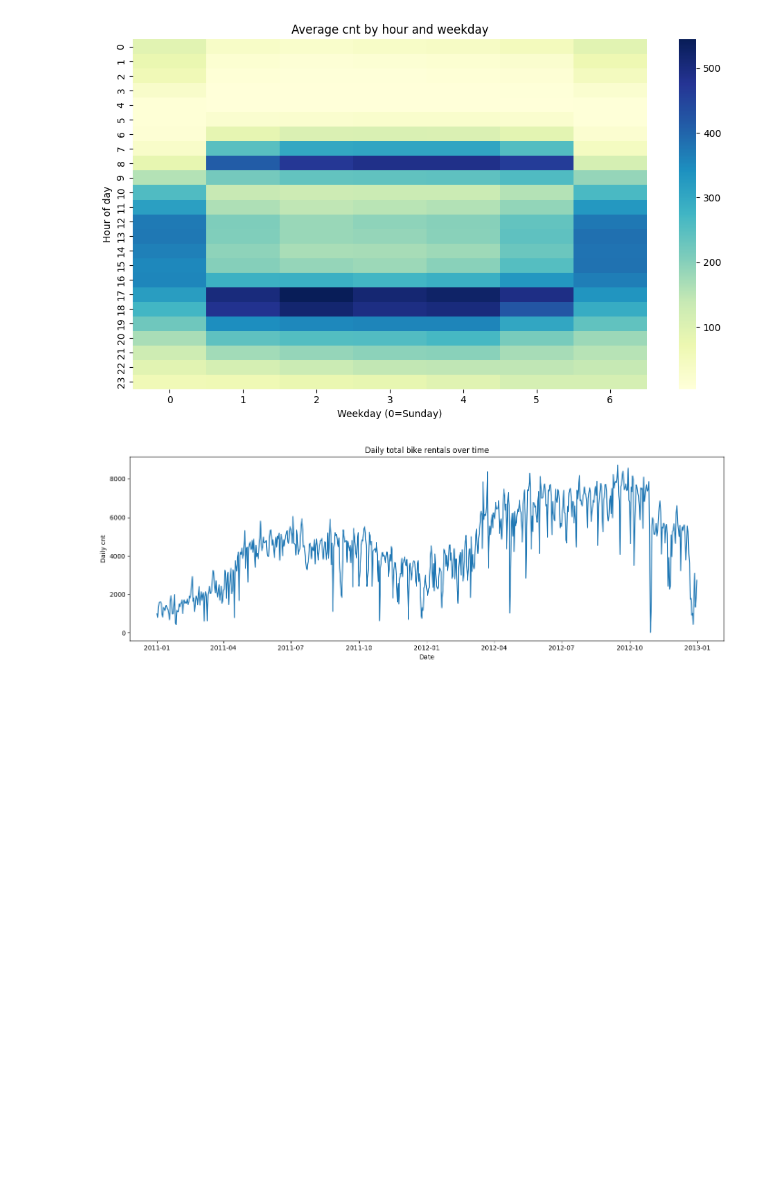
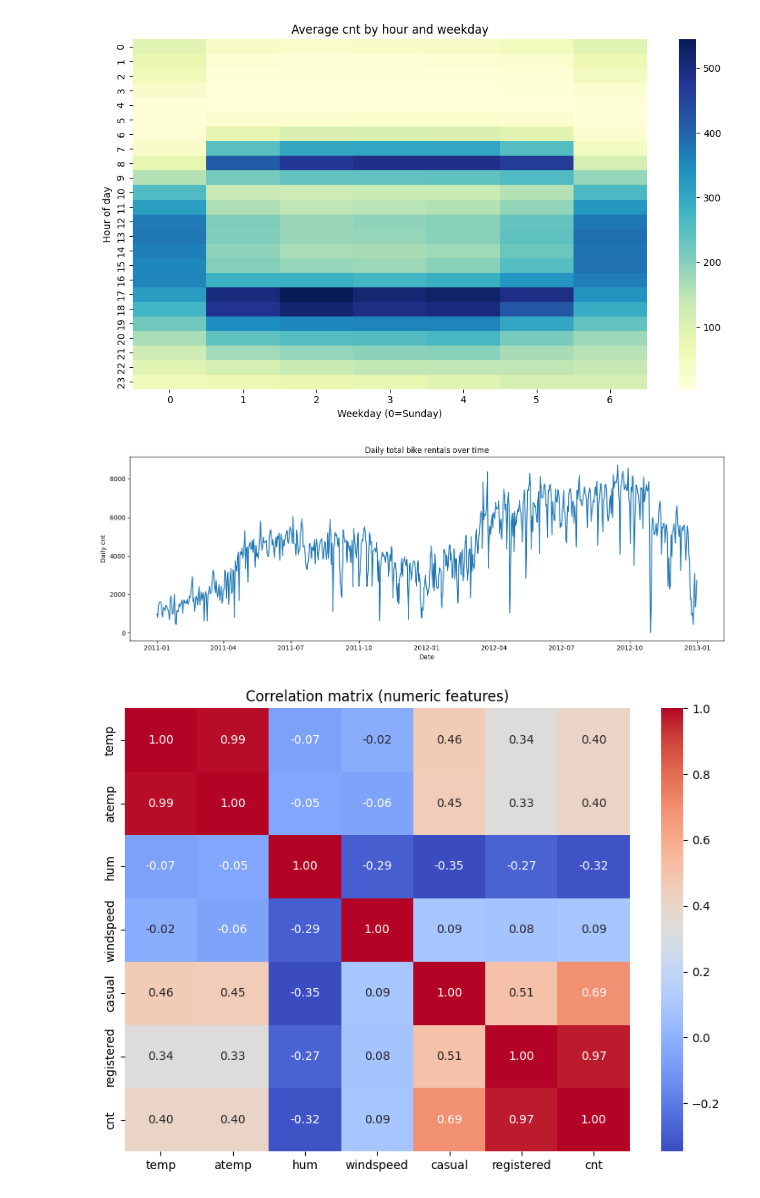
Before and after one commit to Pavan-jangid-here/ML-Projects, a Jupyter notebook: 6. Bike Sharing Dataset/Modelling.ipynb, the cells around one changed output. Saved outputs shown, nothing was run; the diff lists cells and outputs as text; code cells hidden in the pictures; blank space fills up the shorter version.

Commit message:
correlation of features

```diff
--- a/6. Bike Sharing Dataset/Modelling.ipynb
+++ b/6. Bike Sharing Dataset/Modelling.ipynb
@@ -396,3 +396,13 @@ plt.ylabel("Daily cnt")
 plt.tight_layout()
 # %% [output]
 [figure]
+# %%
+num_cols = ["temp", "atemp", "hum", "windspeed", "casual", "registered", "cnt"]
+corr = df_hour[num_cols].corr()
+
+plt.figure(figsize=(8, 6))
+sns.heatmap(corr, annot=True, cmap="coolwarm", fmt=".2f")
+plt.title("Correlation matrix (numeric features)")
+plt.tight_layout()
+# %% [output]
+[figure, added]
```
Also changed, not shown: parts of 2 cells of this notebook.
